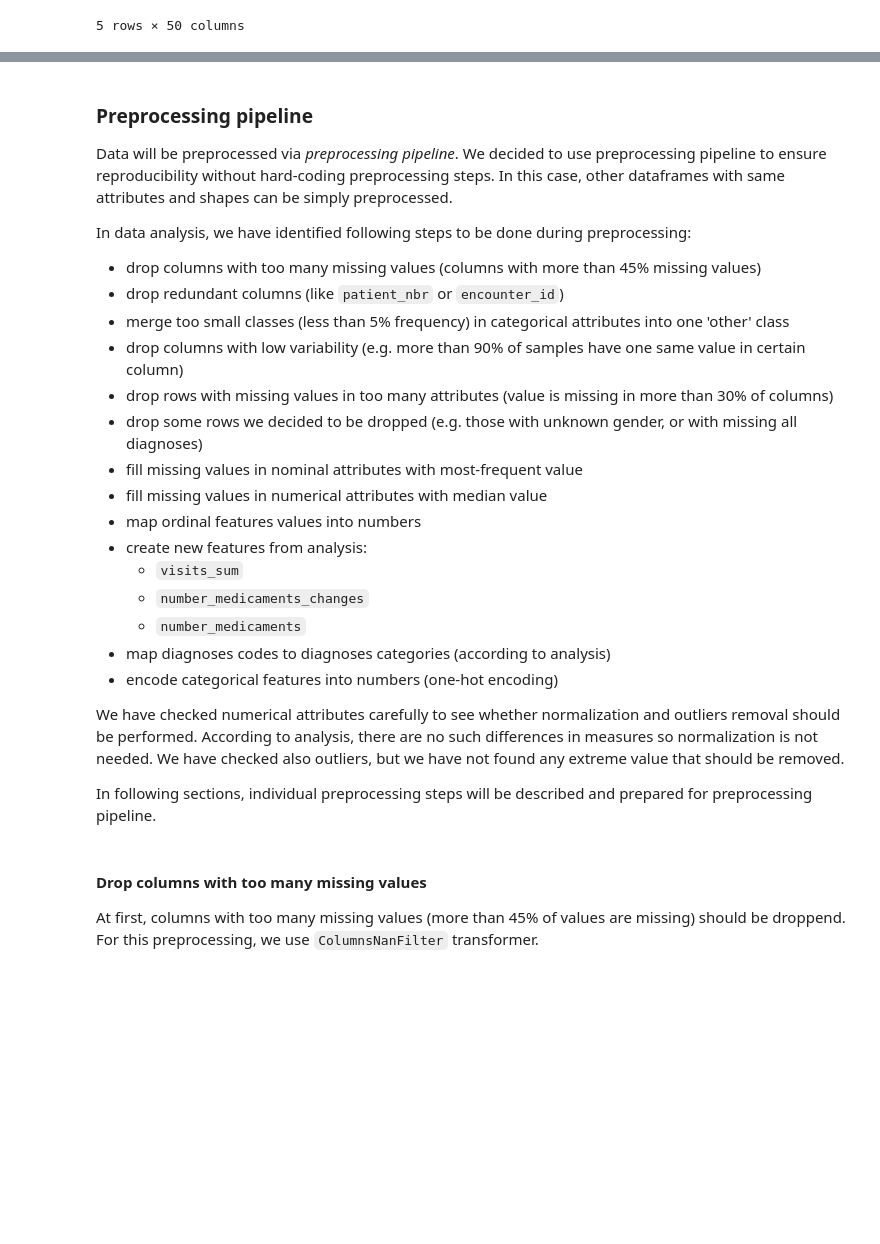
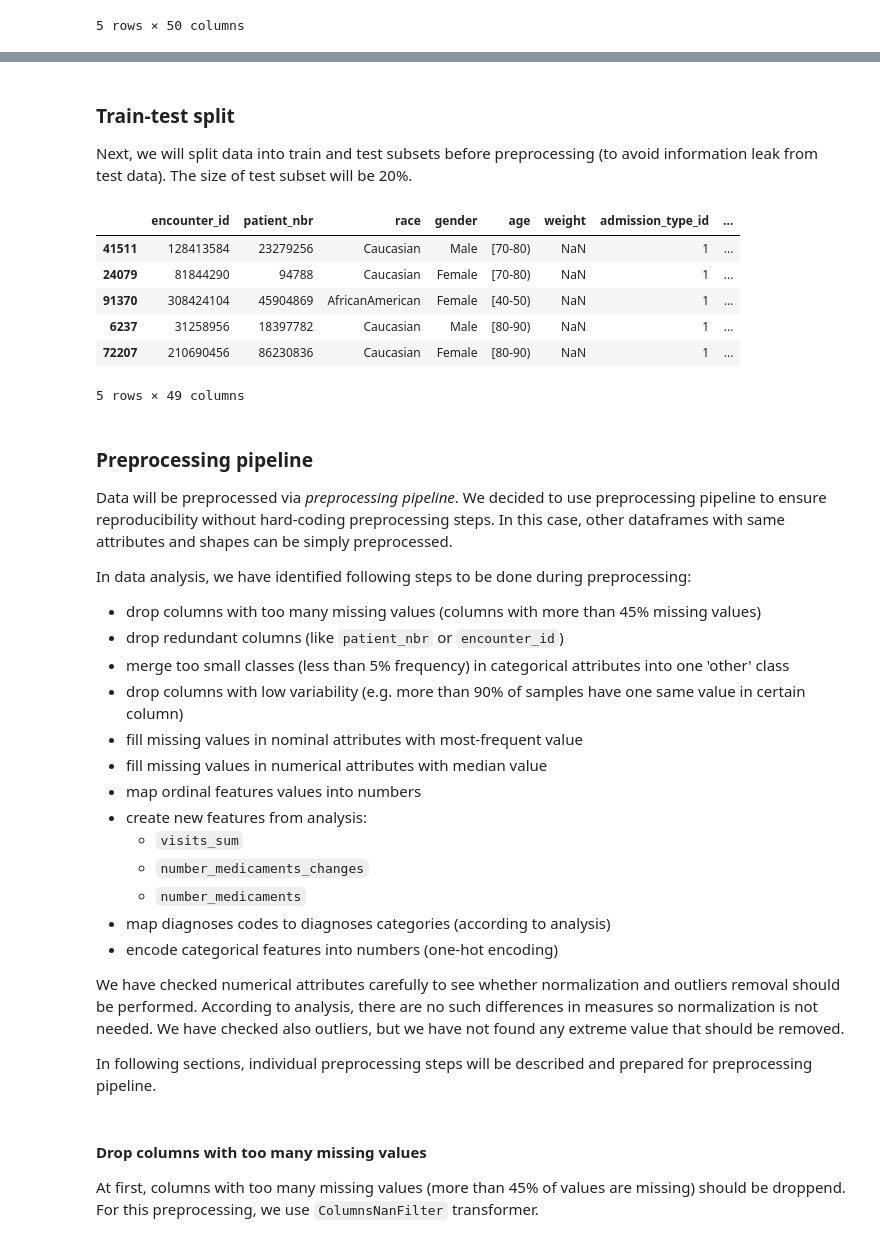
Before and after one commit to pmacinec/diabetes-patients-readmissions-prediction, a Jupyter notebook: notebooks/1_preprocessing.ipynb, the cells around one changed output, grey strips where cells are left out. Saved outputs shown, nothing was run; the diff lists cells and outputs as text; code cells hidden in the pictures; blank space fills up the shorter version.

```diff
--- a/notebooks/1_preprocessing.ipynb
+++ b/notebooks/1_preprocessing.ipynb
@@ -36,0 +69,7 @@ df.head()
+# %%
+initial_preprocessing_pipeline = make_pipeline(
+    RowsNanFilter(),
+    RowsFilter(indices_to_drop),
+)
+# %%
+df = initial_preprocessing_pipeline.fit_transform(df)
@@ -37,3 +79,22 @@ df.head()
+# %% [markdown]
+### Train-test split
+
+Next, we will split data into train and test subsets before preprocessing (to avoid information leak from test data). The size of test subset will be 20%.
+# %%
+X = df.drop('readmitted', axis=1)
+y = transform_label(df['readmitted'])
+# %%
+X_train, X_test, y_train, y_test = train_test_split(X, y, test_size=0.2, random_state=42)
+# %%
+X_train.head()
+# %% [output]
+|  | encounter_id | patient_nbr | race | gender | age | weight | admission_type_id | ... |
+| 41511 | 128413584 | 23279256 | Caucasian | Male | [70-80) | NaN | 1 | ... |
+| 24079 | 81844290 | 94788 | Caucasian | Female | [70-80) | NaN | 1 | ... |
+| 91370 | 308424104 | 45904869 | AfricanAmerican | Female | [40-50) | NaN | 1 | ... |
+| 6237 | 31258956 | 18397782 | Caucasian | Male | [80-90) | NaN | 1 | ... |
+| 72207 | 210690456 | 86230836 | Caucasian | Female | [80-90) | NaN | 1 | ... |
+5 rows × 49 columns
 # %% [markdown]
 ### Preprocessing pipeline
 
@@ -45,8 +106,6 @@ In data analysis, we have identified following steps to be done during preproces
 * drop redundant columns (like `patient_nbr` or `encounter_id`)
 * merge too small classes (less than 5% frequency) in categorical attributes into one 'other' class
 * drop columns with low variability (e.g. more than 90% of samples have one same value in certain column)
-* drop rows with missing values in too many attributes (value is missing in more than 30% of columns)
-* drop some rows we decided to be dropped (e.g. those with unknown gender, or with missing all diagnoses)
 * fill missing values in nominal attributes with most-frequent value
 * fill missing values in numerical attributes with median value
 * map ordinal features values into numbers
```
Also changed, not shown: parts of 34 cells of this notebook.
